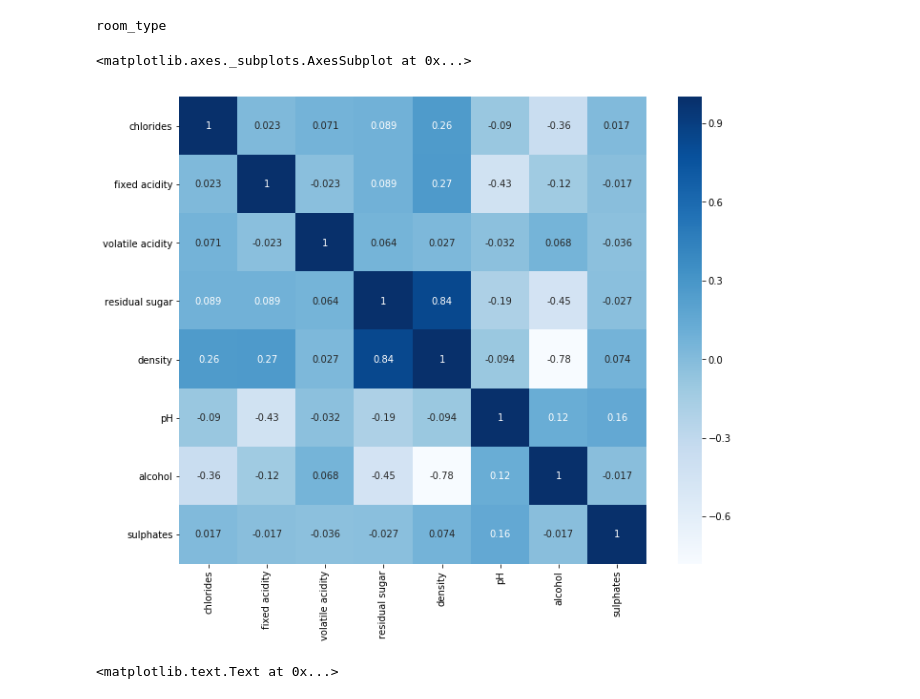
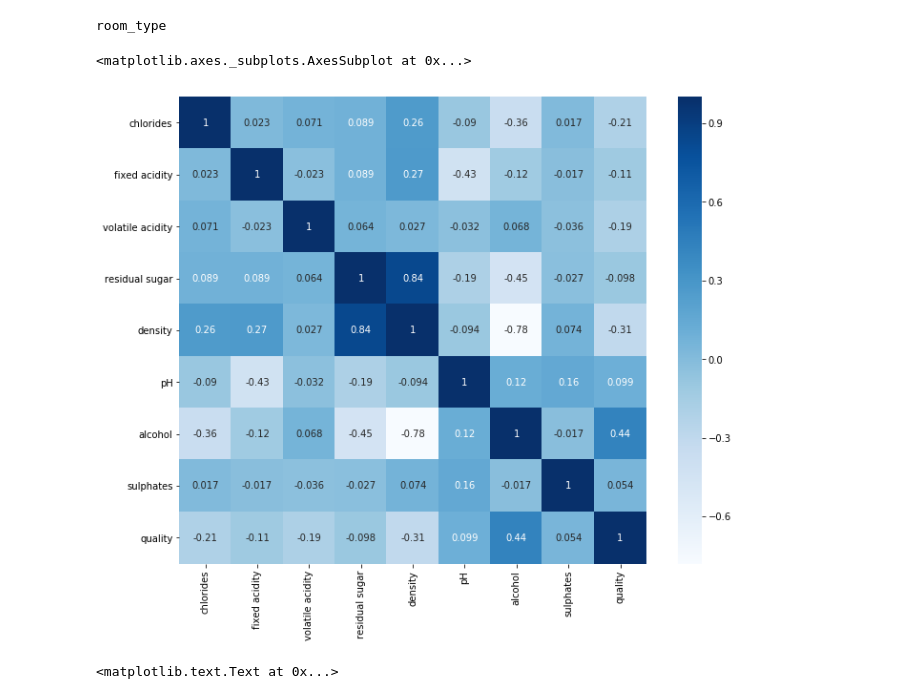
Before and after one commit to jordanplanders/Thinkful, a Jupyter notebook: Bootcamp/Unit 3/Project 3-1-4.ipynb, the cells around one changed output. Cells and saved outputs as stored; diff of their text form; code cells hidden in the pictures.

Commit message:
added quality to corrmat

```diff
--- a/Bootcamp/Unit 3/Project 3-1-4.ipynb
+++ b/Bootcamp/Unit 3/Project 3-1-4.ipynb
@@ -50,13 +50,14 @@ X = df2[['chlorides','fixed acidity', 'volatile acidity', 'residual sugar',
 #  'total sulfur dioxide','sulphates',
 # 'free sulfur dioxide', 'citric acid','total sulfur dioxide',
 # %%
-corrmat = X.dropna().corr()
+corrmat = df2[['chlorides','fixed acidity', 'volatile acidity', 'residual sugar',
+        'density','pH',  'alcohol','sulphates','quality']].dropna().corr()
 
 fig, ax = plt.subplots(1,1, figsize = (12,9))
 sns.heatmap(corrmat, vmax = 1, square = True, annot=True,cmap='Blues')
 # %% [output]
 <matplotlib.axes._subplots.AxesSubplot at 0x...>
-[figure, old version]
+[figure, new version]
 # %%
 
 score_d= {'knn':[], 'knn_w':[],'knn_n':[], 'knn_nw':[]}
```
